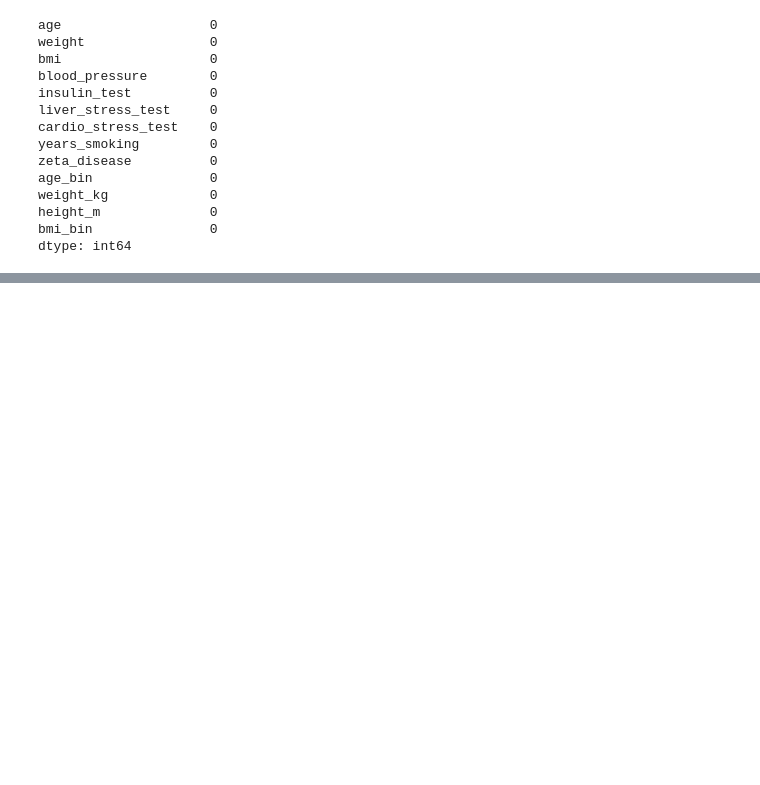
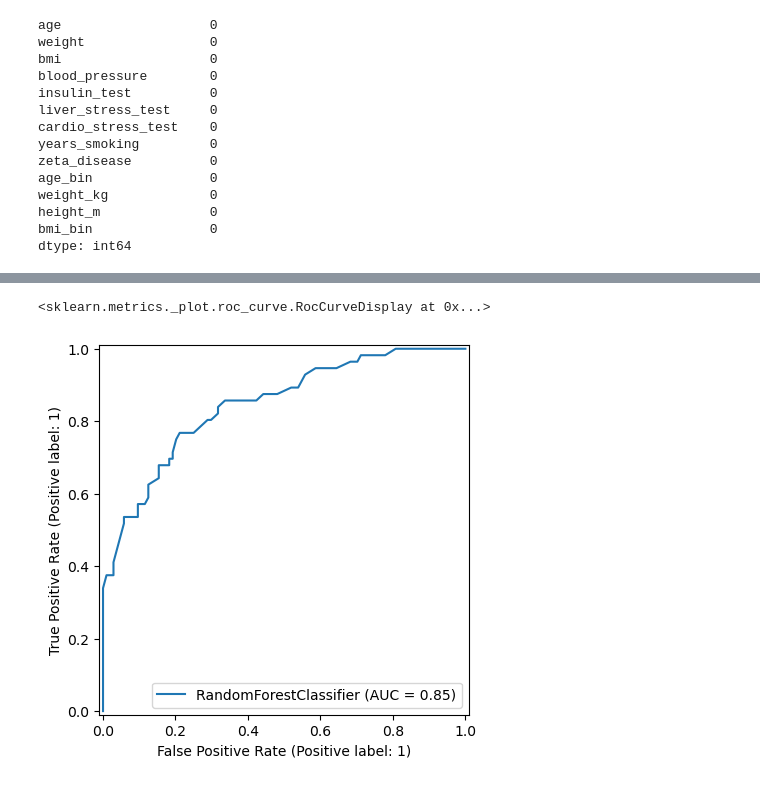
Before and after one commit to dsogden/Pluralsight_Assessment, a Jupyter notebook: assessment.ipynb, the cells around one changed output, grey strips where cells are left out. Drawn from its saved outputs; the diff is of its cells as text; code cells hidden in the pictures; blank space fills up the shorter version.

```diff
--- a/assessment.ipynb
+++ b/assessment.ipynb
@@ -213,0 +257,5 @@ array([0.75      , 0.66666667, 0.78333333, 0.68333333, 0.76666667,
+# %%
+RocCurveDisplay.from_estimator(rfc, X_val, y_val)
+# %% [output]
+<sklearn.metrics._plot.roc_curve.RocCurveDisplay at 0x...>
+[figure, added]
```
Also changed, not shown: parts of 9 cells of this notebook.
